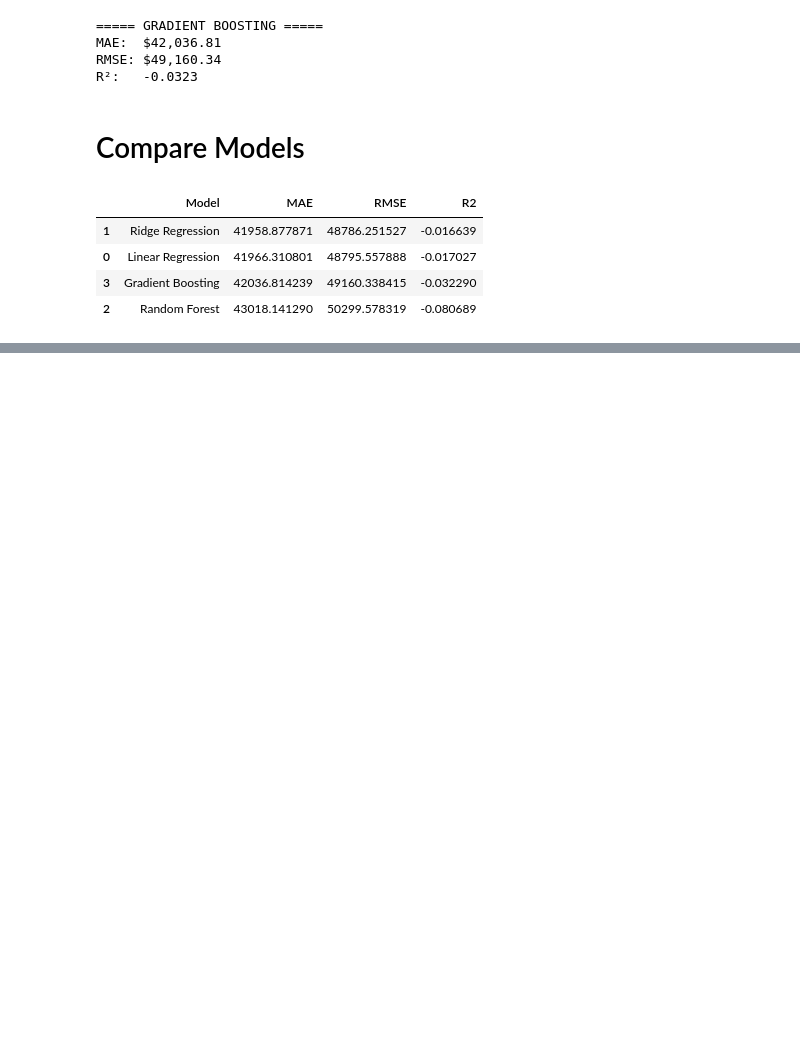
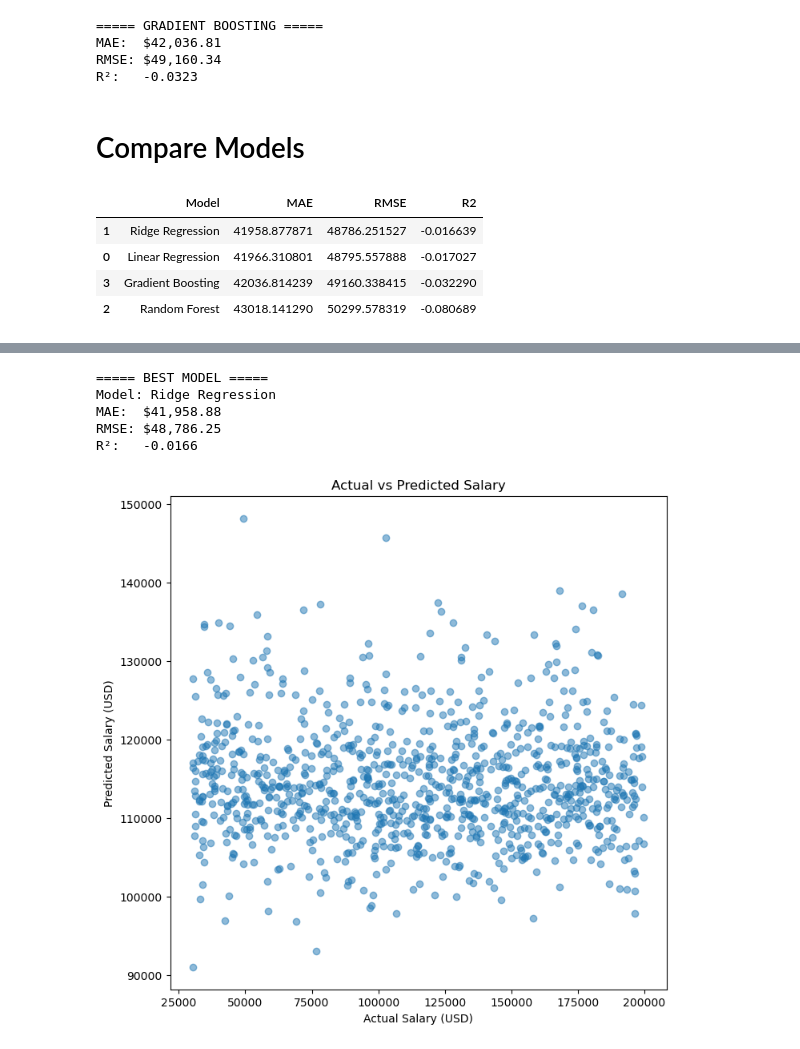
Before and after one commit to ImohangAngkol/Data-Science-Prediction-Model, a Jupyter notebook: Future of Data Science_Modelling.ipynb, the cells around one changed output, grey strips where cells are left out. Drawn from its saved outputs; the diff is of its cells as text; code cells hidden in the pictures; blank space fills up the shorter version.

```diff
--- a/Future of Data Science_Modelling.ipynb
+++ b/Future of Data Science_Modelling.ipynb
@@ -559,0 +600,32 @@ display(results)
+# %%
+best_model_row = results.iloc[0]
+
+print("===== BEST MODEL =====")
+print("Model:", best_model_row["Model"])
+print(f"MAE:  ${best_model_row['MAE']:,.2f}")
+print(f"RMSE: ${best_model_row['RMSE']:,.2f}")
+print(f"R²:   {best_model_row['R2']:.4f}")
+# %% [output]
+===== BEST MODEL =====
+Model: Ridge Regression
+MAE:  $41,958.88
+RMSE: $48,786.25
+R²:   -0.0166
+# %%
+best_predictions = gradient_predictions
+
+plt.figure(figsize=(8, 8))
+
+plt.scatter(
+    y_test,
+    best_predictions,
+    alpha=0.5
+)
+
+plt.xlabel("Actual Salary (USD)")
+plt.ylabel("Predicted Salary (USD)")
+plt.title("Actual vs Predicted Salary")
+
+plt.show()
+# %% [output]
+[figure, added]
```
Also changed, not shown: parts of 6 cells of this notebook.
